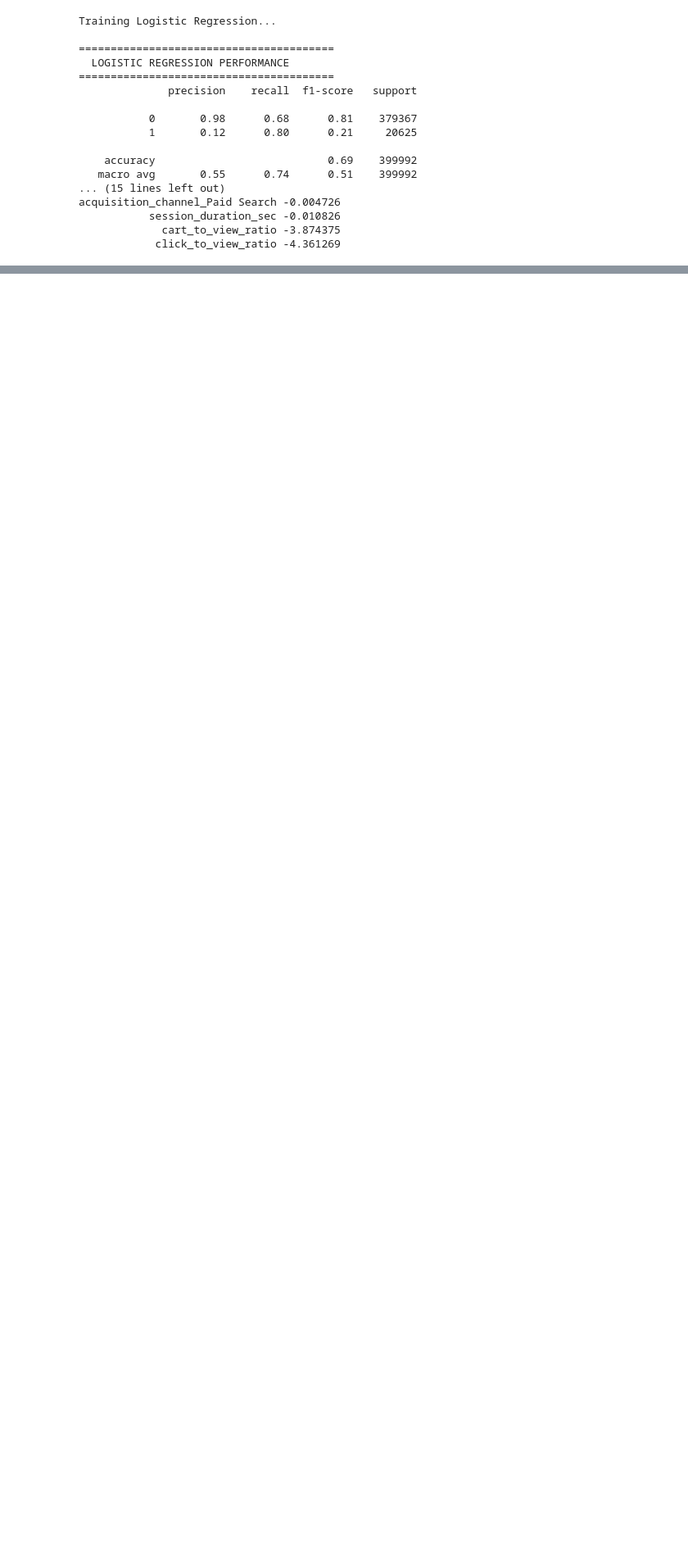
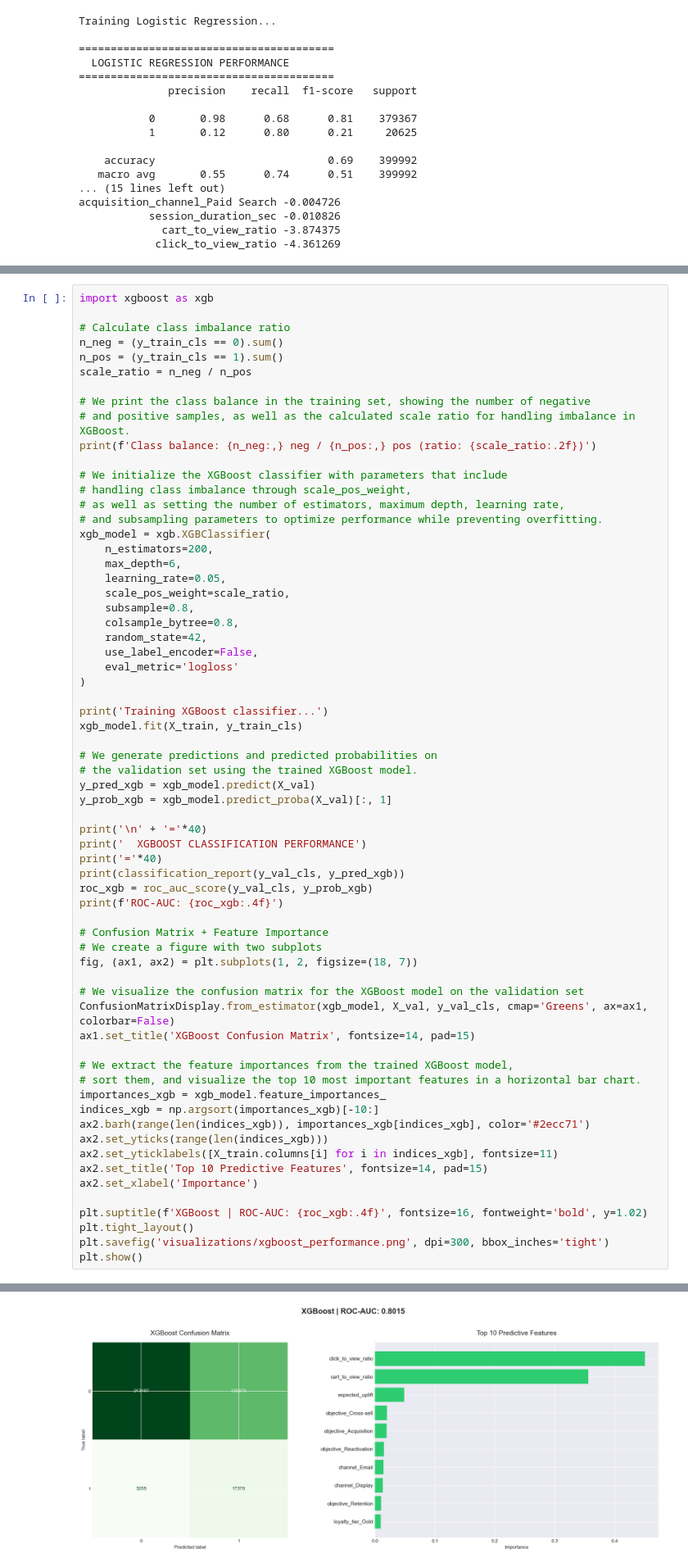
Before and after one commit to rynetroy/Predictive_Funnel_Analytics, a Jupyter notebook: delarosa_troy_SML_Predictive_Funnel_Analytics_.ipynb, the cells around one changed output, grey strips where cells are left out. Shown at 82% size. Drawn from its saved outputs; the diff is of its cells as text; blank space fills up the shorter version.

```diff
--- a/delarosa_troy_SML_Predictive_Funnel_Analytics_.ipynb
+++ b/delarosa_troy_SML_Predictive_Funnel_Analytics_.ipynb
@@ -1337,0 +1340,66 @@ acquisition_channel_Paid Search -0.004726
+# %%
+import xgboost as xgb
+
+# Calculate class imbalance ratio
+n_neg = (y_train_cls == 0).sum()
+n_pos = (y_train_cls == 1).sum()
+scale_ratio = n_neg / n_pos
+
+# We print the class balance in the training set, showing the number of negative
+# and positive samples, as well as the calculated scale ratio for handling imbalance in XGBoost.
+print(f'Class balance: {n_neg:,} neg / {n_pos:,} pos (ratio: {scale_ratio:.2f})')
+
+# We initialize the XGBoost classifier with parameters that include
+# handling class imbalance through scale_pos_weight,
+# as well as setting the number of estimators, maximum depth, learning rate,
+# and subsampling parameters to optimize performance while preventing overfitting.
+xgb_model = xgb.XGBClassifier(
+    n_estimators=200,
+    max_depth=6,
+    learning_rate=0.05,
+    scale_pos_weight=scale_ratio,
+    subsample=0.8,
+    colsample_bytree=0.8,
+    random_state=42,
+    use_label_encoder=False,
+    eval_metric='logloss'
+)
+
+print('Training XGBoost classifier...')
+xgb_model.fit(X_train, y_train_cls)
+
+# We generate predictions and predicted probabilities on
+# the validation set using the trained XGBoost model.
+y_pred_xgb = xgb_model.predict(X_val)
+y_prob_xgb = xgb_model.predict_proba(X_val)[:, 1]
+
+print('\n' + '='*40)
+print('  XGBOOST CLASSIFICATION PERFORMANCE')
+print('='*40)
+print(classification_report(y_val_cls, y_pred_xgb))
+roc_xgb = roc_auc_score(y_val_cls, y_prob_xgb)
+print(f'ROC-AUC: {roc_xgb:.4f}')
+
+# Confusion Matrix + Feature Importance
+# We create a figure with two subplots
+fig, (ax1, ax2) = plt.subplots(1, 2, figsize=(18, 7))
+
+# We visualize the confusion matrix for the XGBoost model on the validation set
+ConfusionMatrixDisplay.from_estimator(xgb_model, X_val, y_val_cls, cmap='Greens', ax=ax1, colorbar=False)
+ax1.set_title('XGBoost Confusion Matrix', fontsize=14, pad=15)
+
+# We extract the feature importances from the trained XGBoost model,
+# sort them, and visualize the top 10 most important features in a horizontal bar chart.
+importances_xgb = xgb_model.feature_importances_
+indices_xgb = np.argsort(importances_xgb)[-10:]
+ax2.barh(range(len(indices_xgb)), importances_xgb[indices_xgb], color='#2ecc71')
+ax2.set_yticks(range(len(indices_xgb)))
+ax2.set_yticklabels([X_train.columns[i] for i in indices_xgb], fontsize=11)
+ax2.set_title('Top 10 Predictive Features', fontsize=14, pad=15)
+ax2.set_xlabel('Importance')
+
+plt.suptitle(f'XGBoost | ROC-AUC: {roc_xgb:.4f}', fontsize=16, fontweight='bold', y=1.02)
+plt.tight_layout()
+plt.savefig('visualizations/xgboost_performance.png', dpi=300, bbox_inches='tight')
+plt.show()
+# %% [output]
@@ -1337,0 +1422 @@ acquisition_channel_Paid Search -0.004726
+[figure, added]
```
Also changed, not shown: parts of 2 cells of this notebook, 1 other file.
